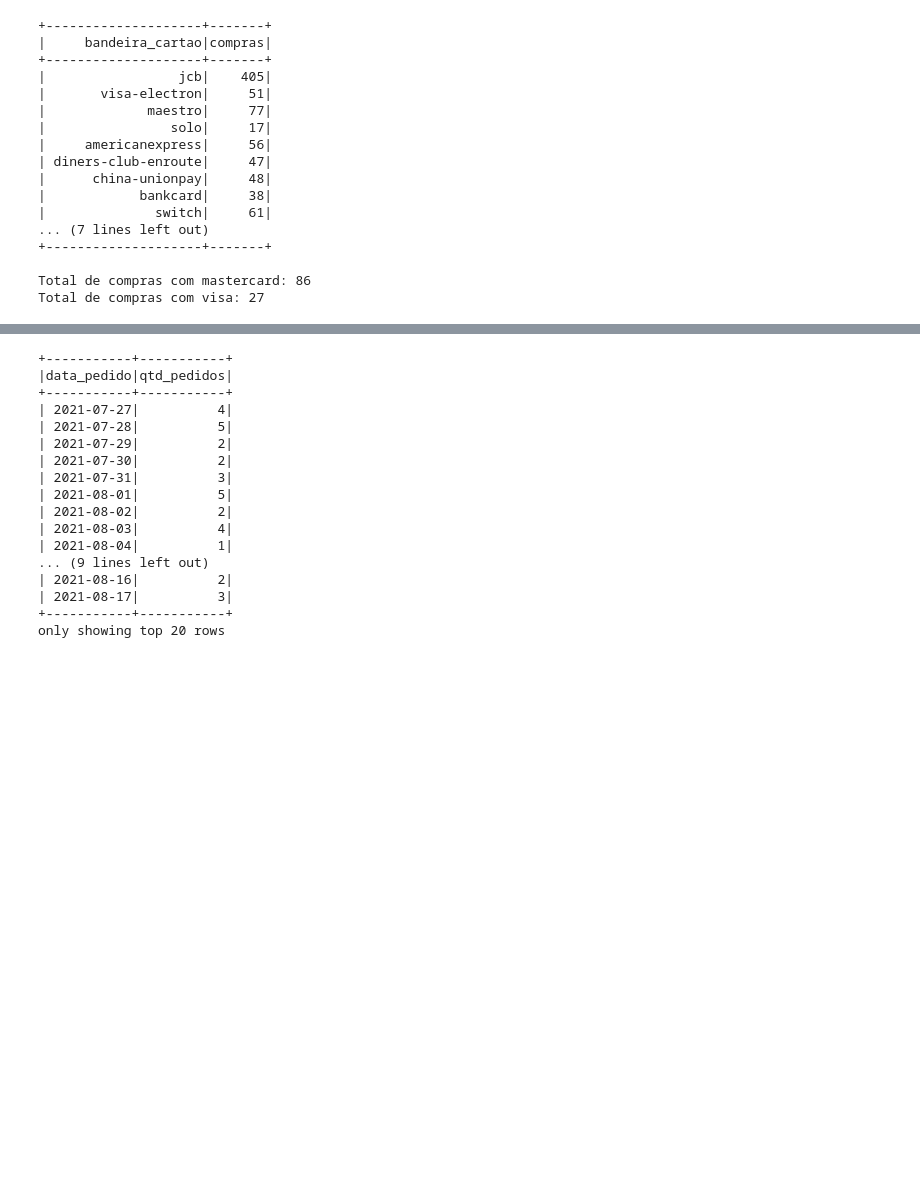
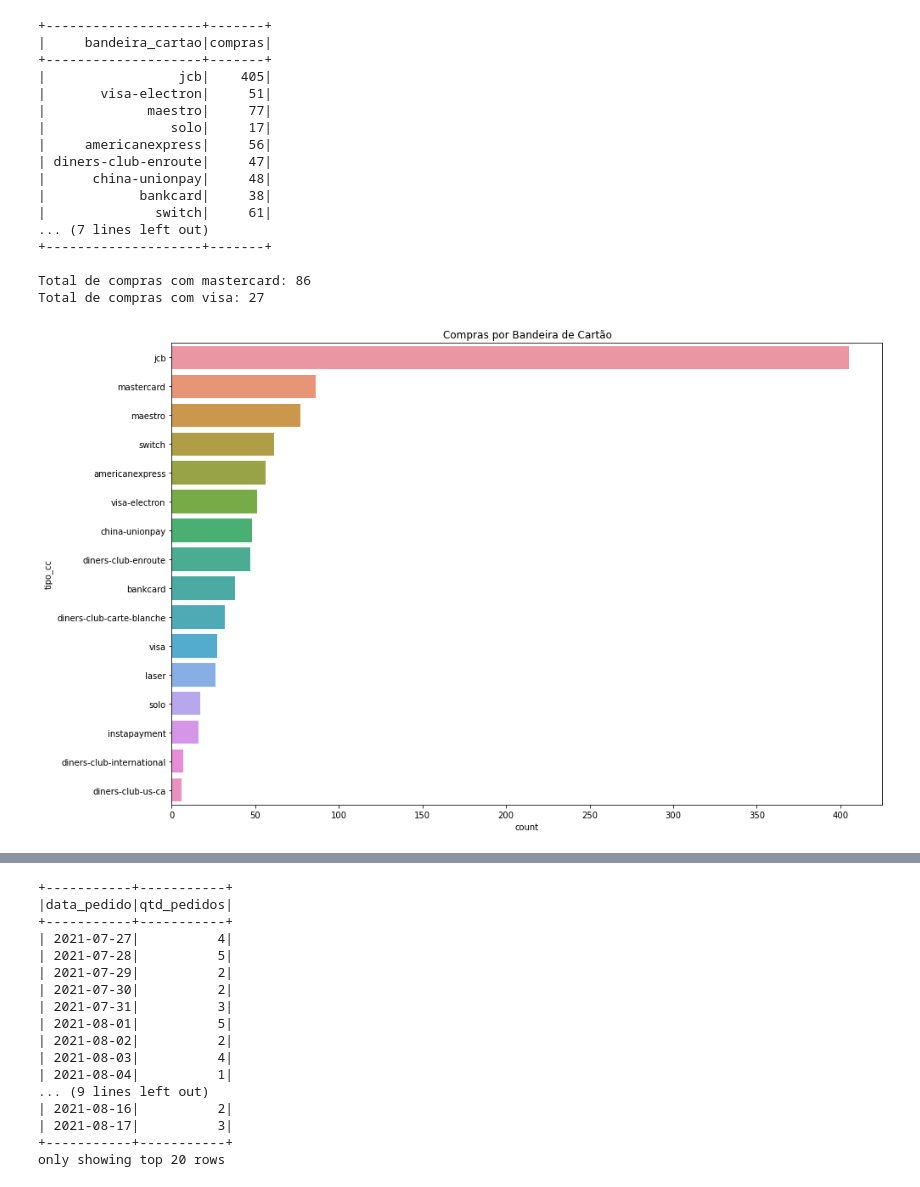
Before and after one commit to Kelvin-CB/ETL-PySpark-DeltaLake, a Jupyter notebook: consumo_de_dados.ipynb, the cells around one changed output, grey strips where cells are left out. Saved outputs shown, nothing was run; the diff lists cells and outputs as text; code cells hidden in the pictures; blank space fills up the shorter version.

```diff
--- a/consumo_de_dados.ipynb
+++ b/consumo_de_dados.ipynb
@@ -97,3 +85,11 @@ print(f"Total de compras com visa: {visa}")
 
 Total de compras com mastercard: 86
 Total de compras com visa: 27
+# %%
+plt.figure(figsize = (15,10))
+sns.countplot(y='tipo_cc', data=df_pandas,
+              order=df_pandas.tipo_cc.value_counts().index)
+plt.title("Compras por Bandeira de Cartão")
+plt.show()
+# %% [output]
+[figure, added]
```
Also changed, not shown: parts of 4 cells of this notebook, 5 other files.
